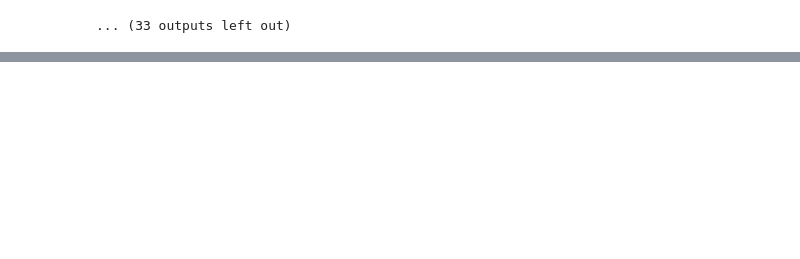
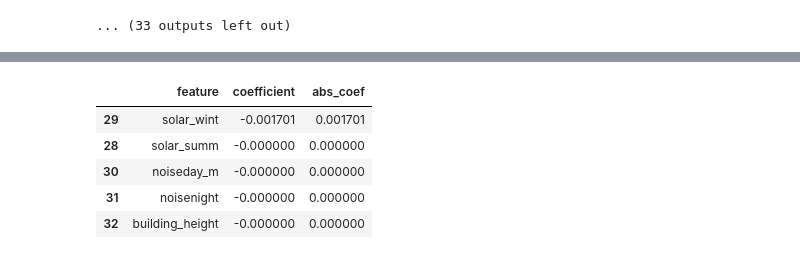
Before and after one commit to MauroPello/ENAC-ML4Science_LIPID, a Jupyter notebook: main.ipynb, the cells around one changed output, grey strips where cells are left out. Drawn from its saved outputs; the diff is of its cells as text; code cells hidden in the pictures; blank space fills up the shorter version.

Commit message:
Add picking the best model and showing the top 5 most influent features

```diff
--- a/main.ipynb
+++ b/main.ipynb
@@ -811,3 +811,85 @@ Dataset: SLEEP_DISORDER
 | 12 | SLEEP_DISORDER | Random Forest Regressor | 0.274281 | 0.226773 | -0.071990 | {'model__max_depth': 8, 'model__n... |
 | 13 | SLEEP_DISORDER | k-NN Regressor | 0.282805 | 0.233858 | -0.139652 | {'model__n_neighbors': 9} |
 ... (33 outputs left out)
+# %%
+# Post-hoc summary: pick lowest-RMSE model per dataset (regression)
+# and pick best-F1 model per dataset (classification); report strongest features with relative impact
+import numpy as np
+
+if ('final_reg_df' not in globals() or final_reg_df.empty) and ('final_clf_df' not in globals() or final_clf_df.empty):
+    print("No results available; nothing to summarize.")
+else:
+    tol = 0.05  # 5% margin to consider impacts effectively similar
+
+    # --- Regression (uses RMSE) ---
+    if 'final_reg_df' in globals() and not final_reg_df.empty:
+        datasets_with_rmse = final_reg_df['Dataset'].unique()
+        for ds in datasets_with_rmse:
+            ds_rows = final_reg_df[final_reg_df['Dataset'] == ds]
+            best_row = ds_rows.loc[ds_rows['RMSE'].idxmin()]
+            best_model = best_row['model']
+            best_rmse = best_row['RMSE']
+            print(f"\n=== {ds} (Regression) ===")
+            print(f"Best model (lowest RMSE): {best_model} | RMSE={best_rmse:.4f}")
+
+            coef_rows = final_coef_df[(final_coef_df['Dataset'] == ds) & (final_coef_df['model'] == best_model)].copy()
+            if coef_rows.empty:
+                print("No coefficients/importances stored for this model.")
+                continue
+
+            coef_rows['abs_coef'] = coef_rows['coefficient'].abs()
+            coef_rows = coef_rows.sort_values('abs_coef', ascending=False)
+
+            top = coef_rows.iloc[0]
+            top_abs = top['abs_coef']
+            top_feat = top['feature']
+            top_coef = top['coefficient']
+
+            second_abs = coef_rows.iloc[1]['abs_coef'] if len(coef_rows) > 1 else 0.0
+
+            if second_abs == 0:
+                relation = "dominant (no other non-zero features)" if top_abs > 0 else "all coefficients are zero"
+            else:
+                ratio = top_abs / second_abs
+                relation = f"impact is similar to other features (top/next ratio ~{ratio:.2f})" if ratio <= 1 + tol else f"about {ratio:.2f}x the next strongest feature"
+
+            print(f"Top feature: {top_feat} (coef={top_coef:.4f}, |coef|={top_abs:.4f}); {relation}")
+            print("Next strongest features:")
+            display(coef_rows.head(5)[['feature', 'coefficient', 'abs_coef']])
+
+    # --- Classification (uses F1 to pick best) ---
+    if 'final_clf_df' in globals() and not final_clf_df.empty:
+        datasets_with_clf = final_clf_df['Dataset'].unique()
+        for ds in datasets_with_clf:
+            ds_rows = final_clf_df[final_clf_df['Dataset'] == ds]
+            best_row = ds_rows.loc[ds_rows['F1'].idxmax()]
+            best_model = best_row['model']
+            best_f1 = best_row['F1']
+            print(f"\n=== {ds} (Classification) ===")
+            print(f"Best model (highest F1): {best_model} | F1={best_f1:.4f}")
+
+            coef_rows = final_coef_df[(final_coef_df['Dataset'] == ds) & (final_coef_df['model'] == best_model)].copy()
+            if coef_rows.empty:
+                print("No coefficients/importances stored for this model.")
+                continue
+
+            coef_rows['abs_coef'] = coef_rows['coefficient'].abs()
+            coef_rows = coef_rows.sort_values('abs_coef', ascending=False)
+
+            top = coef_rows.iloc[0]
+            top_abs = top['abs_coef']
+            top_feat = top['feature']
+            top_coef = top['coefficient']
+
+            second_abs = coef_rows.iloc[1]['abs_coef'] if len(coef_rows) > 1 else 0.0
+
+            if second_abs == 0:
+                relation = "dominant (no other non-zero features)" if top_abs > 0 else "all coefficients are zero"
+            else:
+                ratio = top_abs / second_abs
+                relation = f"impact is similar to other features (top/next ratio ~{ratio:.2f})" if ratio <= 1 + tol else f"about {ratio:.2f}x the next strongest feature"
+
+            print(f"Top feature: {top_feat} (coef={top_coef:.4f}, |coef|={top_abs:.4f}); {relation}")
+            print("Next strongest features:")
+            display(coef_rows.head(5)[['feature', 'coefficient', 'abs_coef']])
+# %% [output]
@@ -813,0 +900,6 @@ Dataset: SLEEP_DISORDER
+|  | feature | coefficient | abs_coef |
+| 29 | solar_wint | -0.001701 | 0.001701 |
+| 28 | solar_summ | -0.000000 | 0.000000 |
+| 30 | noiseday_m | -0.000000 | 0.000000 |
+| 31 | noisenight | -0.000000 | 0.000000 |
+| 32 | building_height | -0.000000 | 0.000000 |
```
Also changed, not shown: parts of 1 cell of this notebook.
